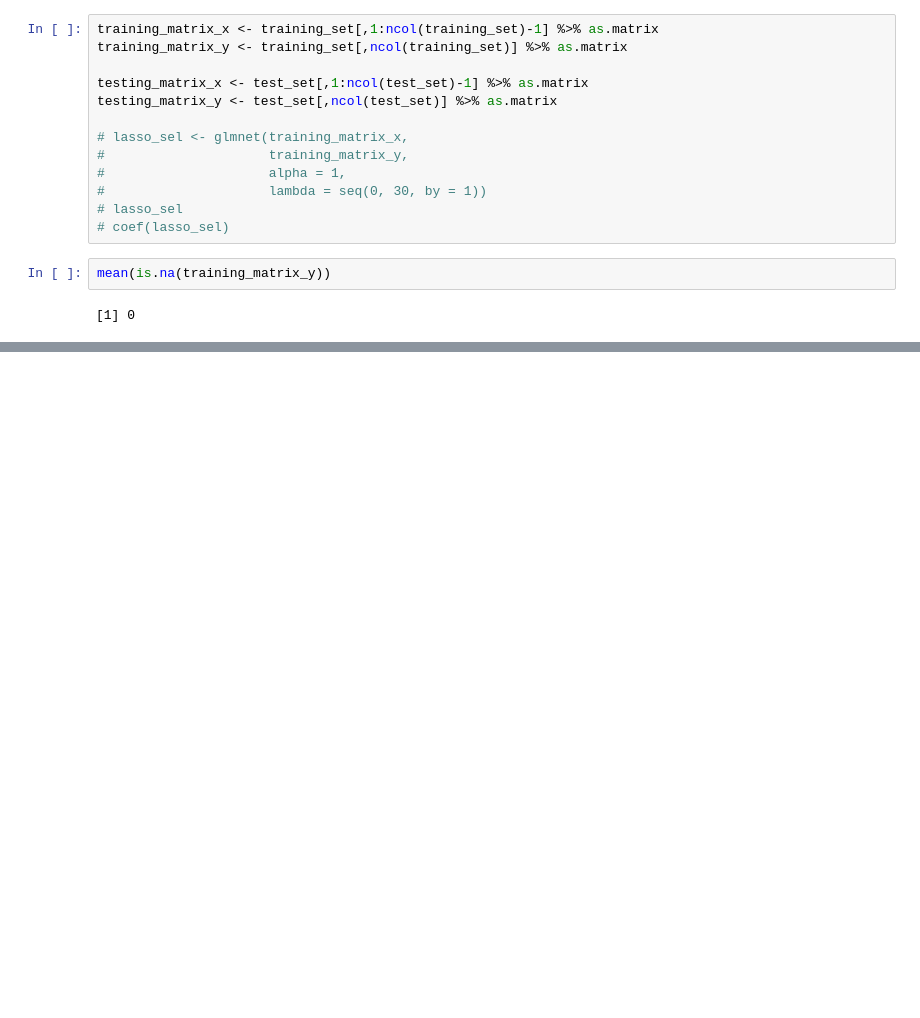
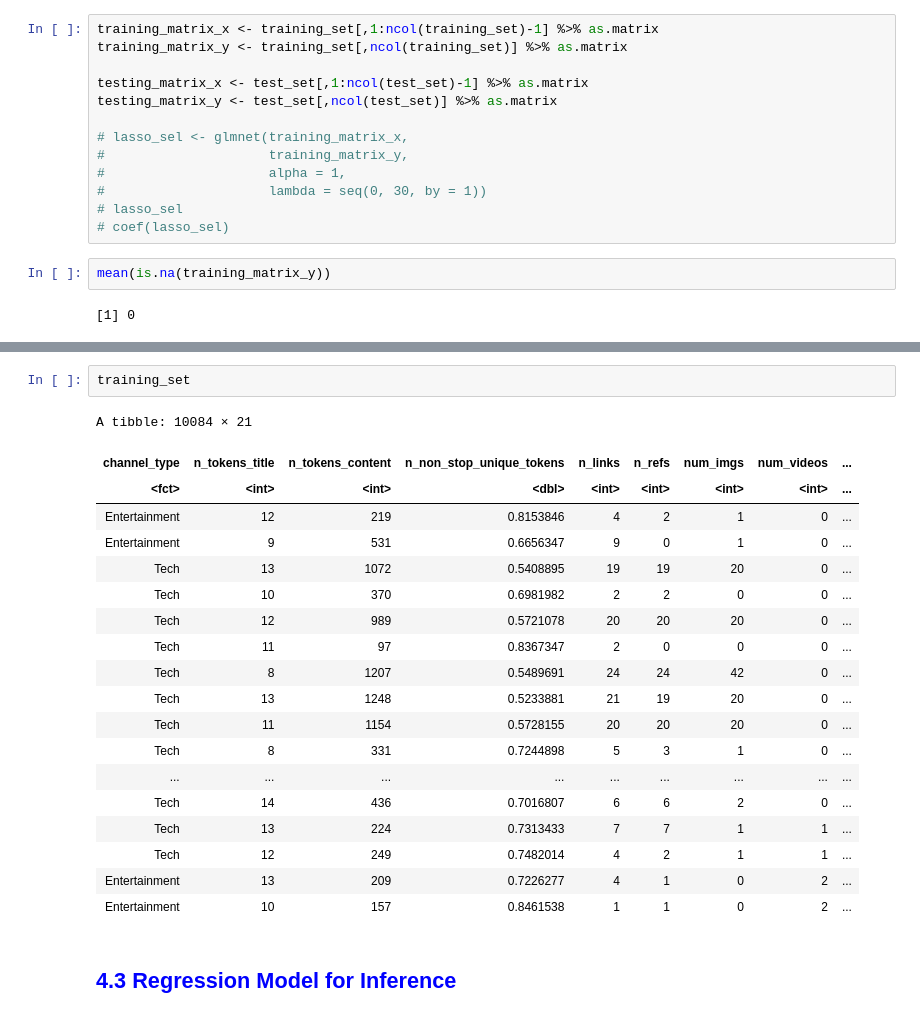
Before and after one commit to canokten/Inferential-Analysis-Mashable, a Jupyter notebook: main.ipynb, the cells around one changed output, grey strips where cells are left out. Cells and saved outputs as stored; diff of their text form; blank space fills up the shorter version.

Commit message:
Models are built. Interp left

```diff
--- a/main.ipynb
+++ b/main.ipynb
@@ -996,0 +1107,24 @@ global_rate_positive_words -2.480592e+03
+# %%
+training_set
+# %% [output]
+A tibble: 10084 × 21
+| channel_type | n_tokens_title | n_tokens_content | n_non_stop_unique_tokens | n_links | n_refs | num_imgs | num_videos | ... |
+| <fct> | <int> | <int> | <dbl> | <int> | <int> | <int> | <int> | ... |
+| Entertainment | 12 | 219 | 0.8153846 | 4 | 2 | 1 | 0 | ... |
+| Entertainment | 9 | 531 | 0.6656347 | 9 | 0 | 1 | 0 | ... |
+| Tech | 13 | 1072 | 0.5408895 | 19 | 19 | 20 | 0 | ... |
+| Tech | 10 | 370 | 0.6981982 | 2 | 2 | 0 | 0 | ... |
+| Tech | 12 | 989 | 0.5721078 | 20 | 20 | 20 | 0 | ... |
+| Tech | 11 | 97 | 0.8367347 | 2 | 0 | 0 | 0 | ... |
+| Tech | 8 | 1207 | 0.5489691 | 24 | 24 | 42 | 0 | ... |
+| Tech | 13 | 1248 | 0.5233881 | 21 | 19 | 20 | 0 | ... |
+| Tech | 11 | 1154 | 0.5728155 | 20 | 20 | 20 | 0 | ... |
+| Tech | 8 | 331 | 0.7244898 | 5 | 3 | 1 | 0 | ... |
+| ... | ... | ... | ... | ... | ... | ... | ... | ... |
+| Tech | 14 | 436 | 0.7016807 | 6 | 6 | 2 | 0 | ... |
+| Tech | 13 | 224 | 0.7313433 | 7 | 7 | 1 | 1 | ... |
+| Tech | 12 | 249 | 0.7482014 | 4 | 2 | 1 | 1 | ... |
+| Entertainment | 13 | 209 | 0.7226277 | 4 | 1 | 0 | 2 | ... |
+| Entertainment | 10 | 157 | 0.8461538 | 1 | 1 | 0 | 2 | ... |
+# %% [markdown]
+## <span style="color: blue"> 4.3 Regression Model for Inference
```
Also changed, not shown: parts of 21 cells of this notebook, 1 other file.
